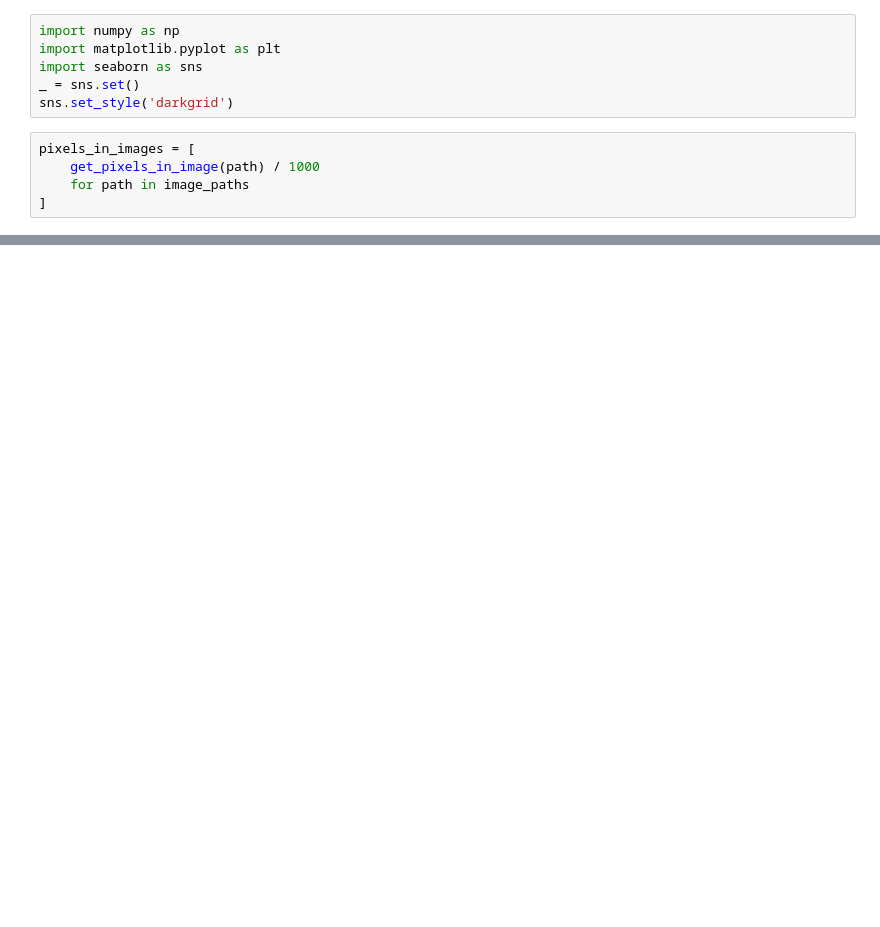
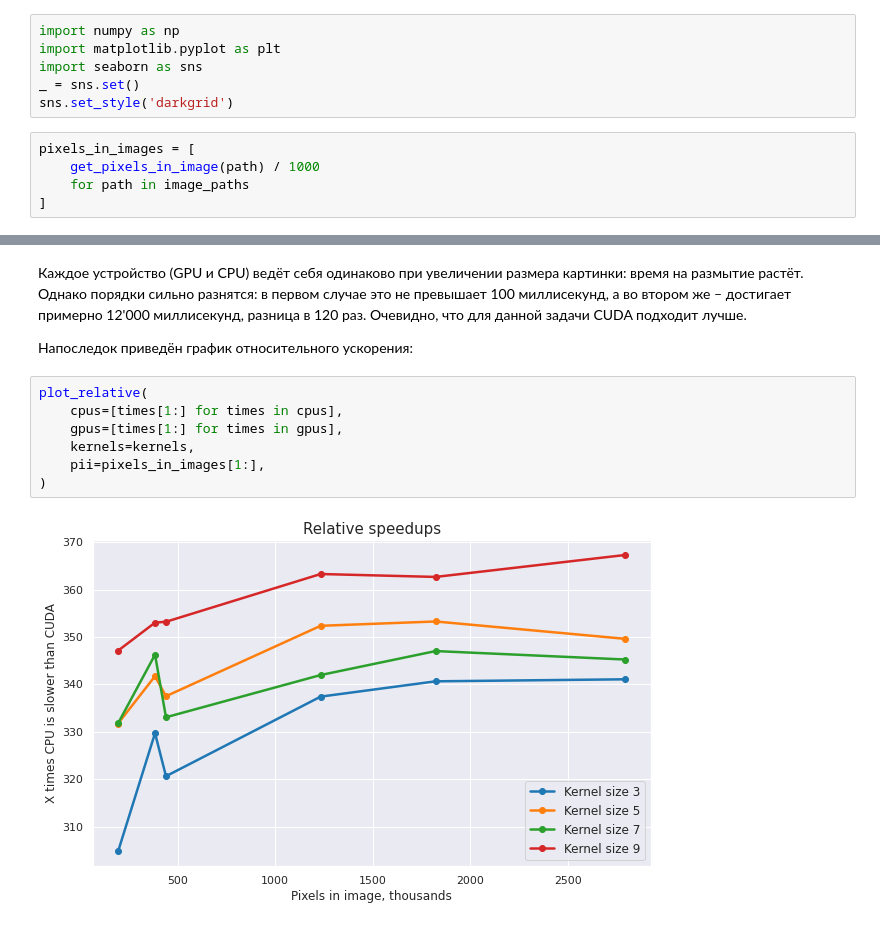
Before and after one commit to TmLev/hpc-hw, a Jupyter notebook: 4-blur/experiments.ipynb, the cells around one changed output, grey strips where cells are left out. Drawn from its saved outputs; the diff is of its cells as text; blank space fills up the shorter version.

```diff
--- a/4-blur/experiments.ipynb
+++ b/4-blur/experiments.ipynb
@@ -816,0 +887,13 @@ plot_time(
+# %% [markdown]
+Каждое устройство (GPU и CPU) ведёт себя одинаково при увеличении размера картинки: время на размытие растёт. Однако порядки сильно разнятся: в первом случае это не превышает 100 миллисекунд, а во втором же – достигает примерно 12'000 миллисекунд, разница в 120 раз. Очевидно, что для данной задачи CUDA подходит лучше.
+
+Напоследок приведён график относительного ускорения:
+# %%
+plot_relative(
+    cpus=[times[1:] for times in cpus],
+    gpus=[times[1:] for times in gpus],
+    kernels=kernels,
+    pii=pixels_in_images[1:],
+)
+# %% [output]
+[figure, added]
```
Also changed, not shown: parts of 16 cells of this notebook.
